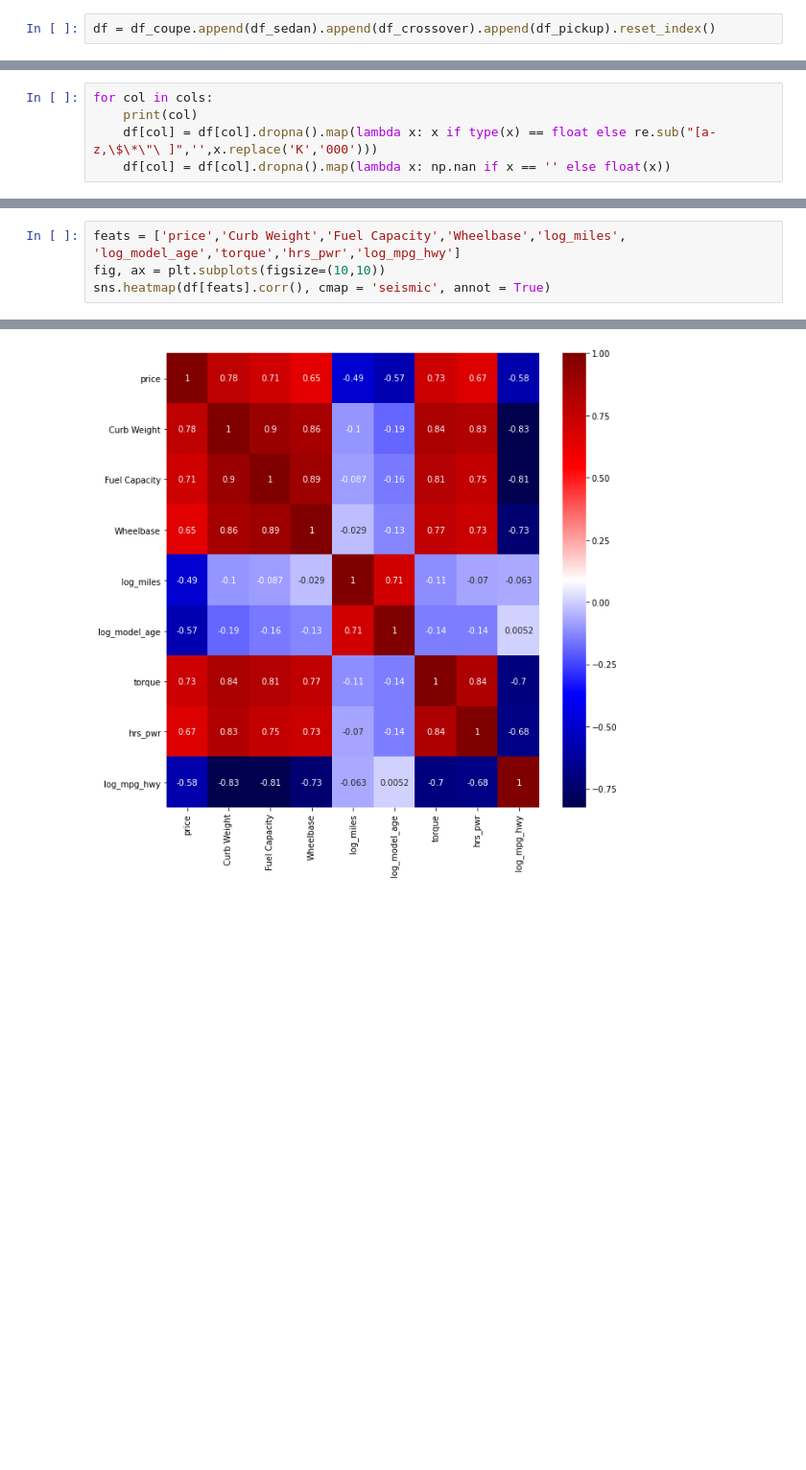
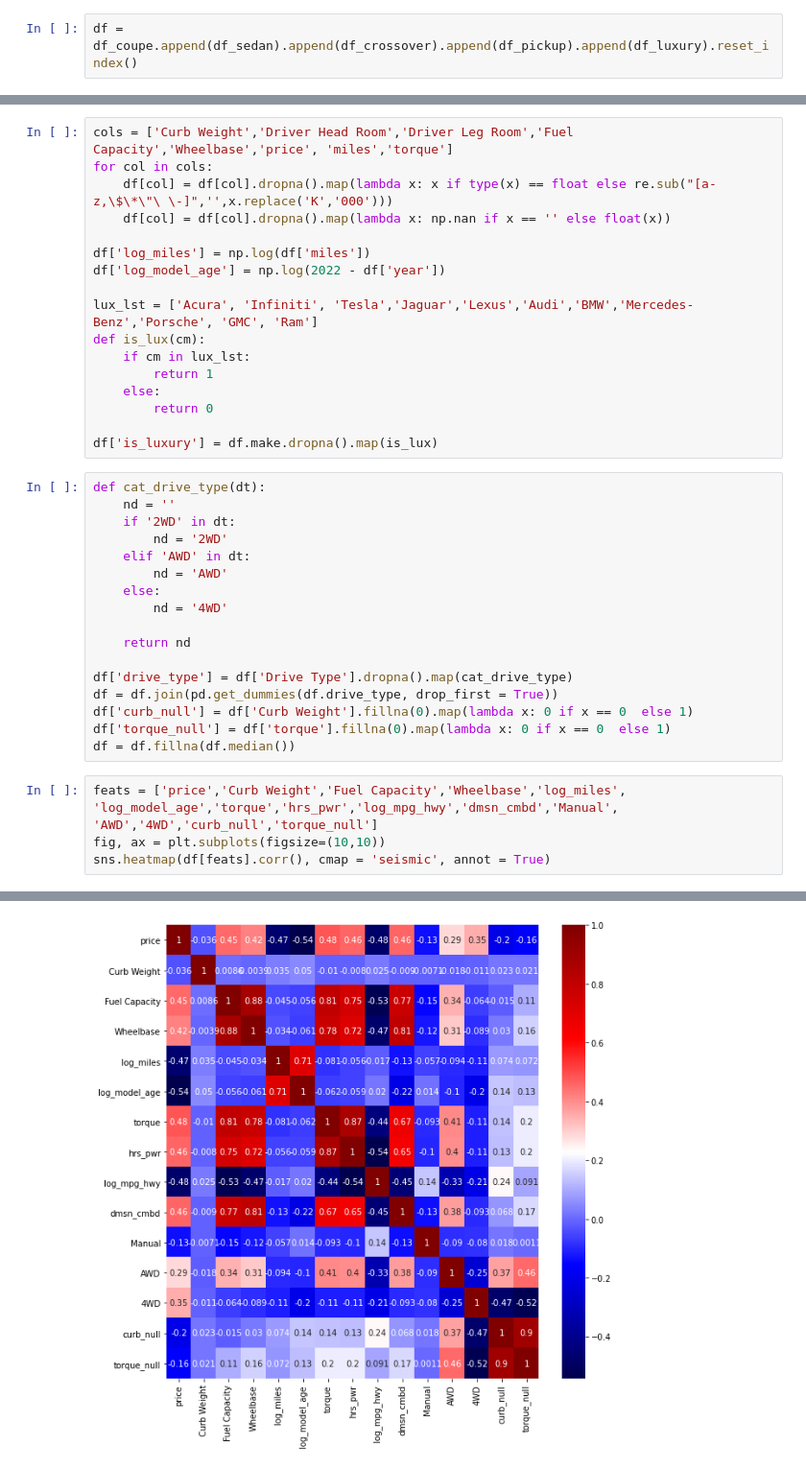
Before and after one commit to maneaterrbug/lm_lol_worlds, a Jupyter notebook: code/car_clean.ipynb, the cells around one changed output, grey strips where cells are left out. Shown at 96% size. Cells and saved outputs as stored; diff of their text form; blank space fills up the shorter version.

Commit message:
just getting it up there before i delete something else important

```diff
--- a/code/car_clean.ipynb
+++ b/code/car_clean.ipynb
@@ -14,2 +22,2 @@ df_pickup = pd.read_csv('car_list_pickup.csv')
 # %%
-df = df_coupe.append(df_sedan).append(df_crossover).append(df_pickup).reset_index()
+df = df_coupe.append(df_sedan).append(df_crossover).append(df_pickup).append(df_luxury).reset_index()
@@ -27,5 +23,0 @@ cols = ['Curb Weight','Driver Head Room','Driver Leg Room','Fuel Capacity','Whee
-# %%
-for col in cols:
-    print(col)
-    df[col] = df[col].dropna().map(lambda x: x if type(x) == float else re.sub("[a-z,\$\*\"\ ]",'',x.replace('K','000')))
-    df[col] = df[col].dropna().map(lambda x: np.nan if x == '' else float(x))
@@ -64,10 +55,44 @@ memory usage: 184.6+ KB
+# %%
+cols = ['Curb Weight','Driver Head Room','Driver Leg Room','Fuel Capacity','Wheelbase','price', 'miles','torque']
+for col in cols:
+    df[col] = df[col].dropna().map(lambda x: x if type(x) == float else re.sub("[a-z,\$\*\"\ \-]",'',x.replace('K','000')))
+    df[col] = df[col].dropna().map(lambda x: np.nan if x == '' else float(x))
+
+df['log_miles'] = np.log(df['miles'])
+df['log_model_age'] = np.log(2022 - df['year'])
+
+lux_lst = ['Acura', 'Infiniti', 'Tesla','Jaguar','Lexus','Audi','BMW','Mercedes-Benz','Porsche', 'GMC', 'Ram']
+def is_lux(cm):
+    if cm in lux_lst:
+        return 1
+    else:
+        return 0
+
+df['is_luxury'] = df.make.dropna().map(is_lux)
+# %%
+def cat_drive_type(dt):
+    nd = ''
+    if '2WD' in dt:
+        nd = '2WD'
+    elif 'AWD' in dt:
+        nd = 'AWD'
+    else:
+        nd = '4WD'
+
+    return nd
+
+df['drive_type'] = df['Drive Type'].dropna().map(cat_drive_type)
+df = df.join(pd.get_dummies(df.drive_type, drop_first = True))
+df['curb_null'] = df['Curb Weight'].fillna(0).map(lambda x: 0 if x == 0  else 1)
+df['torque_null'] = df['torque'].fillna(0).map(lambda x: 0 if x == 0  else 1)
+df = df.fillna(df.median())
 # %%
-feats = ['price','Curb Weight','Fuel Capacity','Wheelbase','log_miles', 'log_model_age','torque','hrs_pwr','log_mpg_hwy']
+feats = ['price','Curb Weight','Fuel Capacity','Wheelbase','log_miles', 'log_model_age','torque','hrs_pwr','log_mpg_hwy','dmsn_cmbd','Manual', 'AWD','4WD','curb_null','torque_null']
 fig, ax = plt.subplots(figsize=(10,10))
 sns.heatmap(df[feats].corr(), cmap = 'seismic', annot = True)
 # %% [output]
 <AxesSubplot:>
-[figure, old version]
+[figure, new version]
 # %%
 sns.pairplot(df[feats])
 # %% [output]
```
Also changed, not shown: parts of 34 cells of this notebook, 2 other files.
